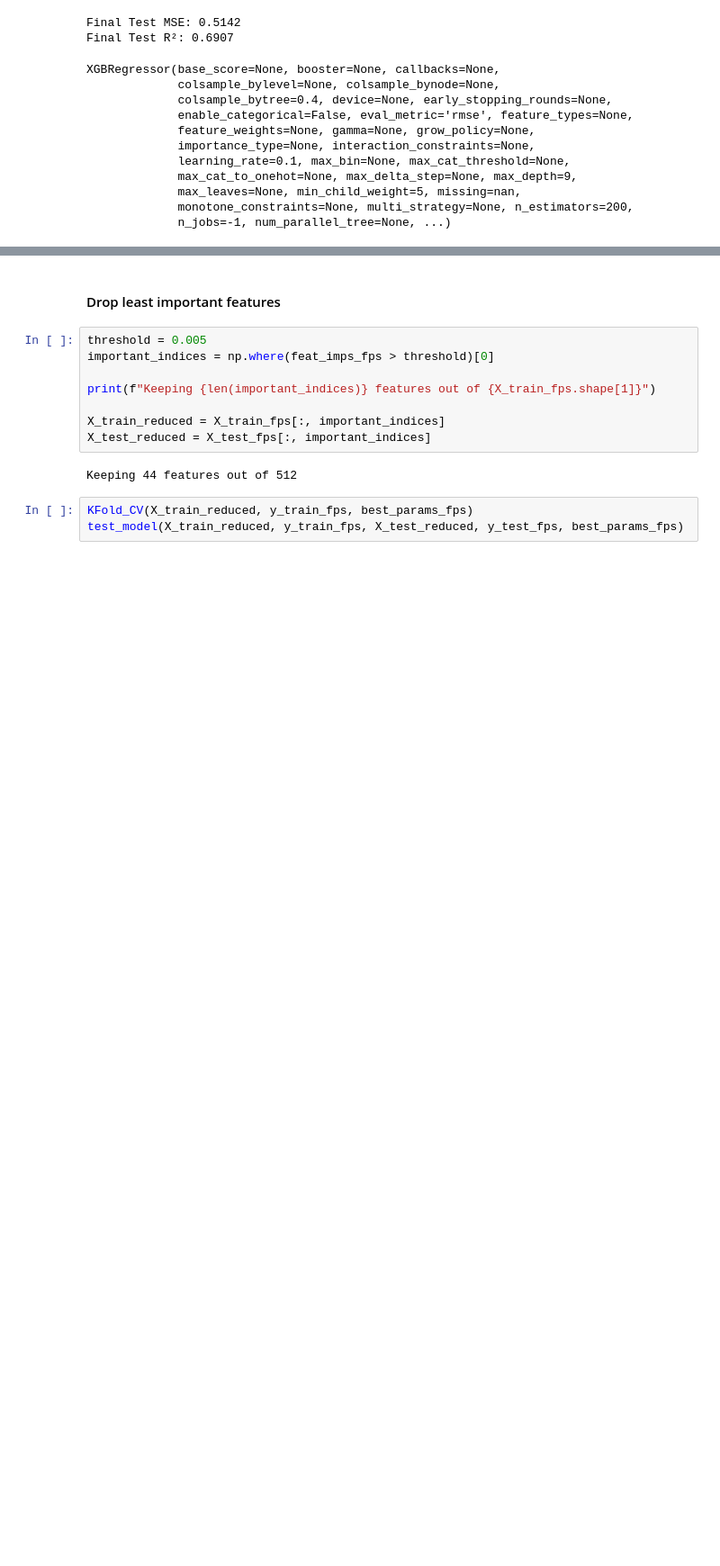
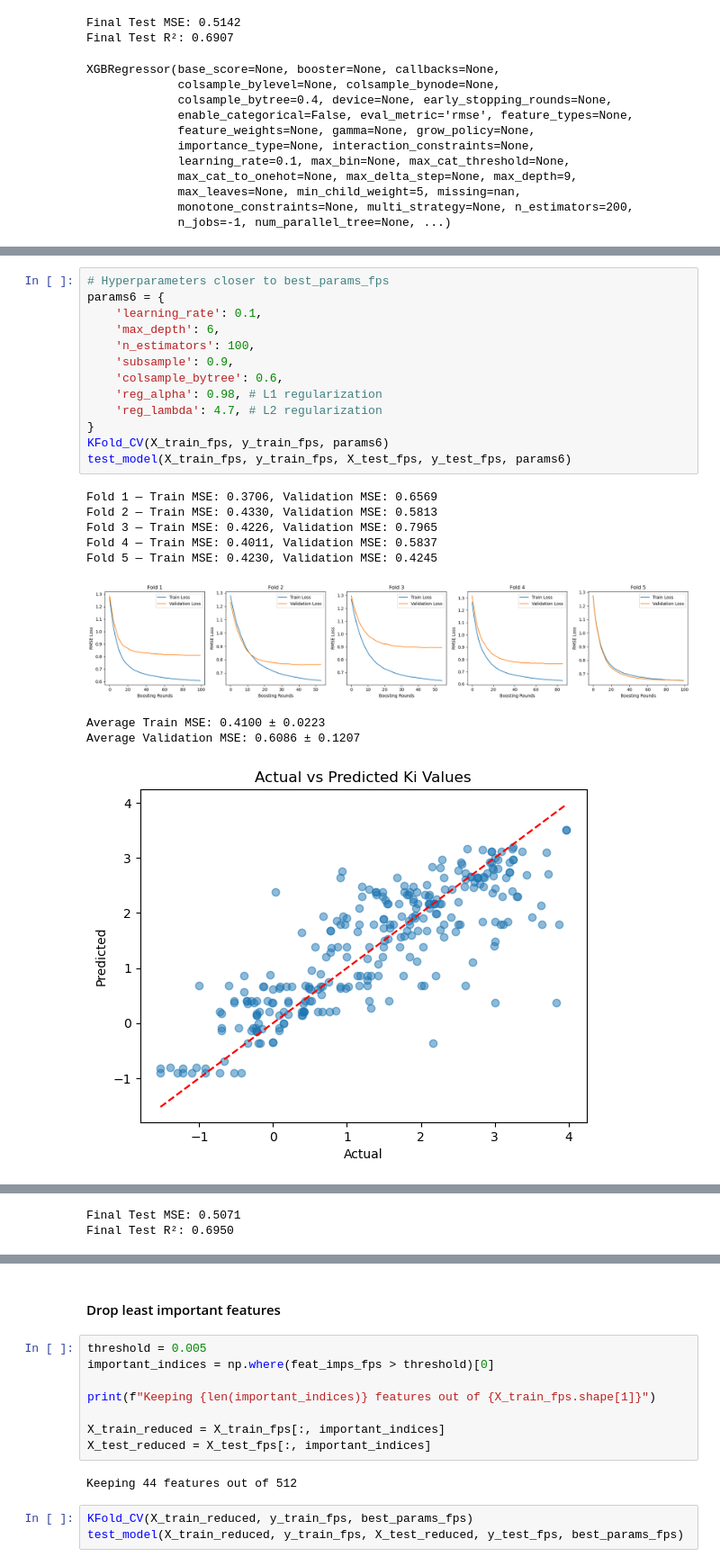
Before and after one commit to AliceTernois/c242_project, a Jupyter notebook: XGBoost.ipynb, the cells around one changed output, grey strips where cells are left out. Shown at 90% size. Saved outputs shown, nothing was run; the diff lists cells and outputs as text; blank space fills up the shorter version.

Commit message:
final hyperparam tuning

```diff
--- a/XGBoost.ipynb
+++ b/XGBoost.ipynb
@@ -389,0 +427,23 @@ XGBRegressor(base_score=None, booster=None, callbacks=None,
+# %%
+# Hyperparameters closer to best_params_fps
+params6 = {
+    'learning_rate': 0.1,
+    'max_depth': 6,
+    'n_estimators': 100,
+    'subsample': 0.9,
+    'colsample_bytree': 0.6,
+    'reg_alpha': 0.98, # L1 regularization
+    'reg_lambda': 4.7, # L2 regularization
+}
+KFold_CV(X_train_fps, y_train_fps, params6)
+test_model(X_train_fps, y_train_fps, X_test_fps, y_test_fps, params6)
+# %% [output]
+Fold 1 — Train MSE: 0.3706, Validation MSE: 0.6569
+Fold 2 — Train MSE: 0.4330, Validation MSE: 0.5813
+Fold 3 — Train MSE: 0.4226, Validation MSE: 0.7965
+Fold 4 — Train MSE: 0.4011, Validation MSE: 0.5837
+Fold 5 — Train MSE: 0.4230, Validation MSE: 0.4245
+[figure, added]
+Average Train MSE: 0.4100 ± 0.0223
+Average Validation MSE: 0.6086 ± 0.1207
+[figure, added]
@@ -389,0 +451,2 @@ XGBRegressor(base_score=None, booster=None, callbacks=None,
+Final Test MSE: 0.5071
+Final Test R²: 0.6950
```
Also changed, not shown: parts of 2 cells of this notebook.
